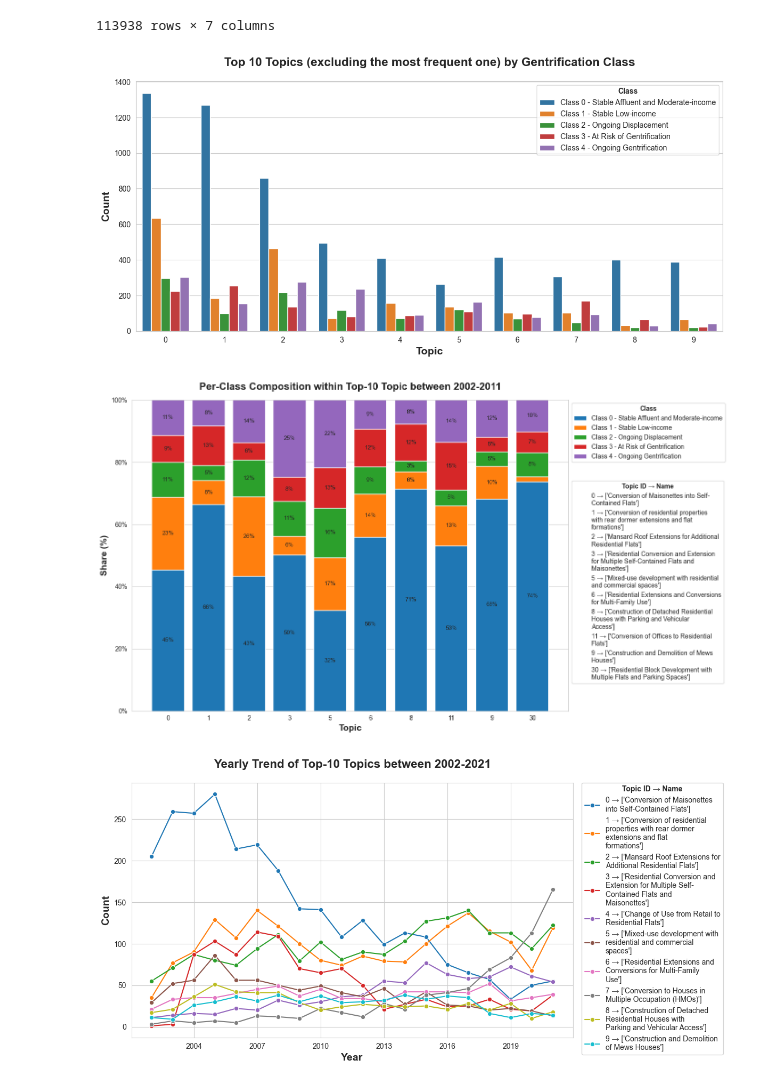
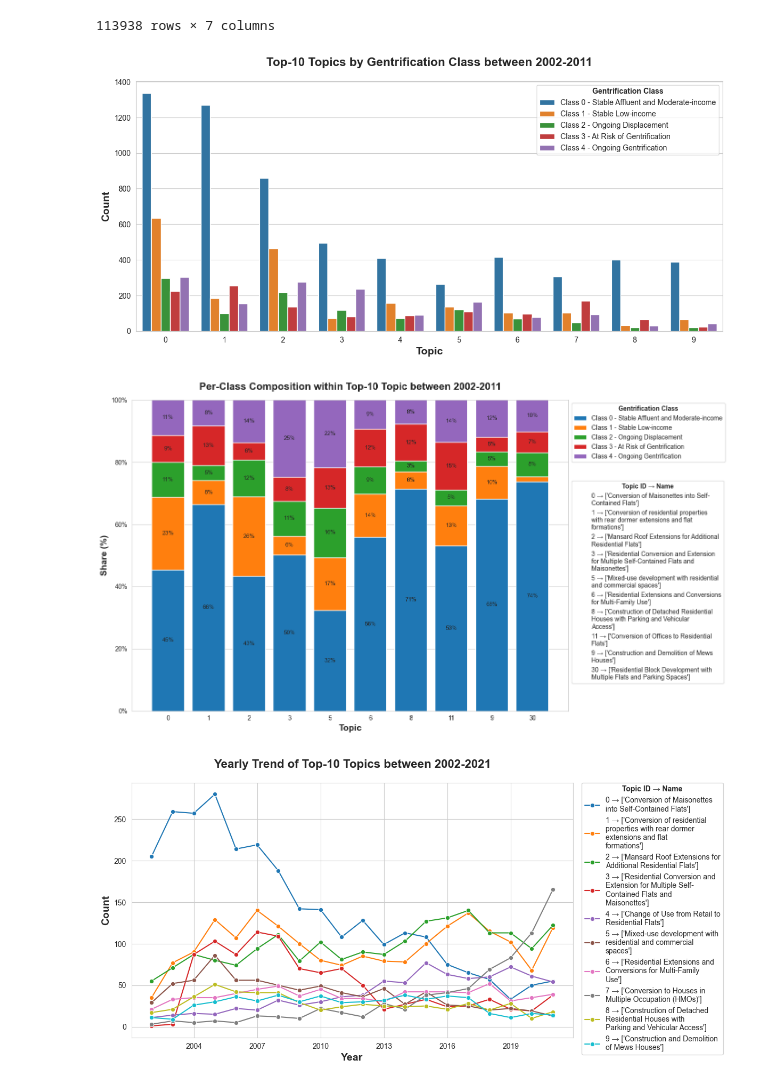
Before and after one commit to wbwhaha/NLP_Gentrification_London_Prediction, a Jupyter notebook: Code/5_6_Topic Analysis and Feature Extraction.ipynb, the cells around one changed output. Drawn from its saved outputs; the diff is of its cells as text; code cells hidden in the pictures.

```diff
--- a/Code/5_6_Topic Analysis and Feature Extraction.ipynb
+++ b/Code/5_6_Topic Analysis and Feature Extraction.ipynb
@@ -56,36 +49,36 @@ import seaborn as sns
 import matplotlib.pyplot as plt
 
 df_period = docs_with_rm_5class[(docs_with_rm_5class["year"] >= 2002) & (docs_with_rm_5class["year"] <= 2011)]
 top_topics = df_period["Topic"].value_counts().head(11).index[1:]
 
 # Step 1: Count topic frequencies and exclude the first most frequent topic
 top_topics = (
     docs_with_rm_5class["Topic"]
     .value_counts()
     .iloc[1:11]   # Skip the first one and take the next 10 most frequent topics
     .index
 )
 
 # Step 2: Filter the dataset to only include the selected top topics
 df_top = docs_with_rm_5class[docs_with_rm_5class["Topic"].isin(top_topics)]
 
 # Step 3: Create a count plot of topic distribution by gentrification class
 plt.figure(figsize=(14,6))
 sns.countplot(
     data=df_top,
     x="Topic",
     hue="gentrification_class",
     order=top_topics  # Ensure topics are ordered by their frequency
 )
 
 # Step 4: Customize chart title and labels
-plt.title("Top 10 Topics (excluding the most frequent one) by Gentrification Class", fontsize=16, pad=20, fontweight='bold')
+plt.title("Top-10 Topics by Gentrification Class between 2002-2011", fontsize=16, pad=20, fontweight='bold')
 plt.xlabel("Topic", fontsize=14, fontweight='bold')
 plt.ylabel("Count", fontsize=14, fontweight='bold')
-plt.legend(title="Class", title_fontproperties=bold_font, bbox_to_anchor=(1, 1))
+plt.legend(title="Gentrification Class", title_fontproperties=bold_font, bbox_to_anchor=(1, 1))
 plt.show()
 # %% [output]
-[figure, old version]
+[figure, new version]
 # %%
 import matplotlib.patches as mpatches
 import matplotlib.ticker as mticker
@@ -160,7 +153,7 @@ ax.set_ylabel("Share (%)", fontsize=14, fontweight='bold')
 
 # -------------------- Legend 1: Class --------------------
 leg1 = ax.legend(
-    title="Class",
+    title="Gentrification Class",
     bbox_to_anchor=(1, 1),  # right side, top
     loc="upper left"
 )
@@ -202,7 +195,7 @@ leg2.get_title().set_fontproperties(bold_font)
 plt.tight_layout()
 plt.show()
 # %% [output]
-[figure, old version]
+[figure, new version]
 # %%
 # Build mapping: Topic -> Representation text with line breaks
 topic_map = (
```
Also changed, not shown: parts of 2 cells of this notebook.
